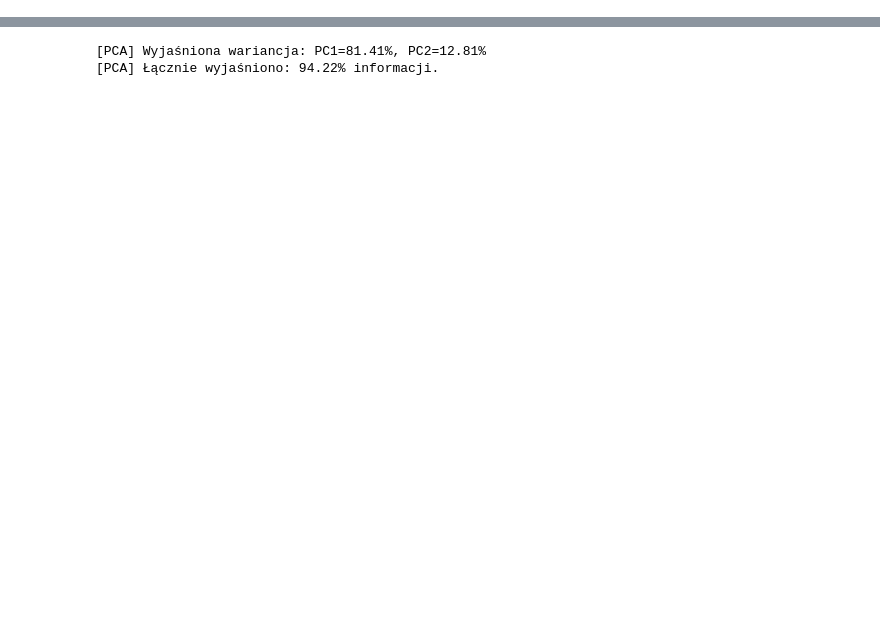
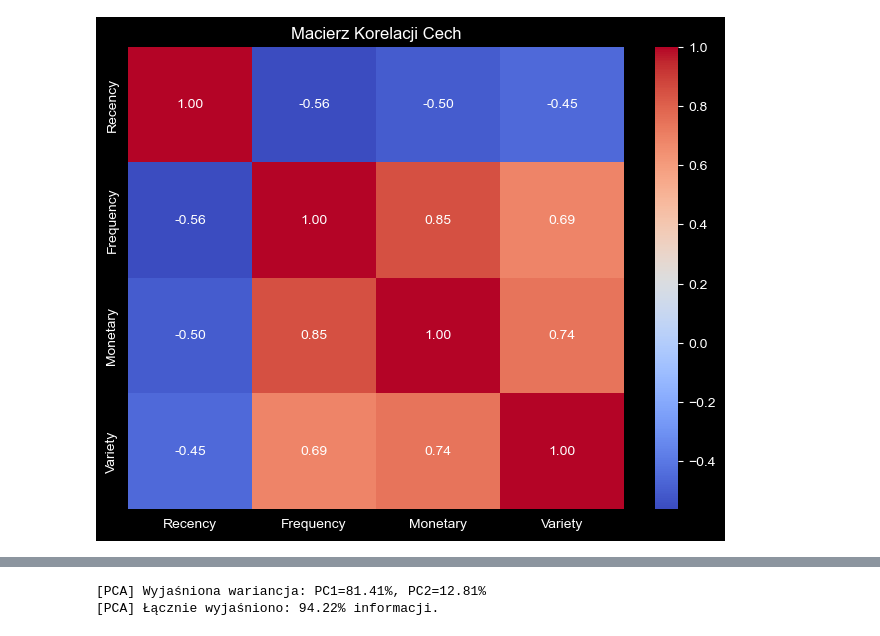
Before and after one commit to mateuszlamla/SEMESTR5, a Jupyter notebook: Algorytmy_eksploracji_danych/Projekt.ipynb, the cells around one changed output, grey strips where cells are left out. Saved outputs shown, nothing was run; the diff lists cells and outputs as text; code cells hidden in the pictures; blank space fills up the shorter version.

```diff
--- a/Algorytmy_eksploracji_danych/Projekt.ipynb
+++ b/Algorytmy_eksploracji_danych/Projekt.ipynb
@@ -44,8 +47,12 @@ memory usage: 31.1+ MB
 # %%
-customer_data = df.groupby('Customer ID').agg({
+snapshot_date = df['InvoiceDate'].max() + pd.Timedelta(days=1)
+
+rfm = df.groupby('Customer ID').agg({
+    'InvoiceDate': lambda x: (snapshot_date - x.max()).days,
     'Invoice': 'nunique',
     'TotalSum': 'sum',
     'StockCode': 'nunique'
 }).reset_index()
 
-customer_data.columns = ['CustomerID', 'Frequency', 'Monetary', 'Variety']
+rfm.columns = ['CustomerID','Recency', 'Frequency', 'Monetary', 'Variety']
+rfm.head()
@@ -54,2 +70,10 @@ rfm_log = customer_data[['Frequency', 'Monetary', 'Variety']].apply(np.log1p)
 scaler = StandardScaler()
 rfm_scaled = scaler.fit_transform(rfm_log)
+# %%
+correlation_matrix = pd.DataFrame(rfm_scaled, columns=features_to_scale).corr()
+plt.figure(figsize=(8, 6))
+sns.heatmap(correlation_matrix, annot=True, cmap='coolwarm', fmt=".2f")
+plt.title('Macierz Korelacji Cech')
+plt.show()
+# %% [output]
+[figure, added]
```
Also changed, not shown: parts of 14 cells of this notebook, 14 other files.
